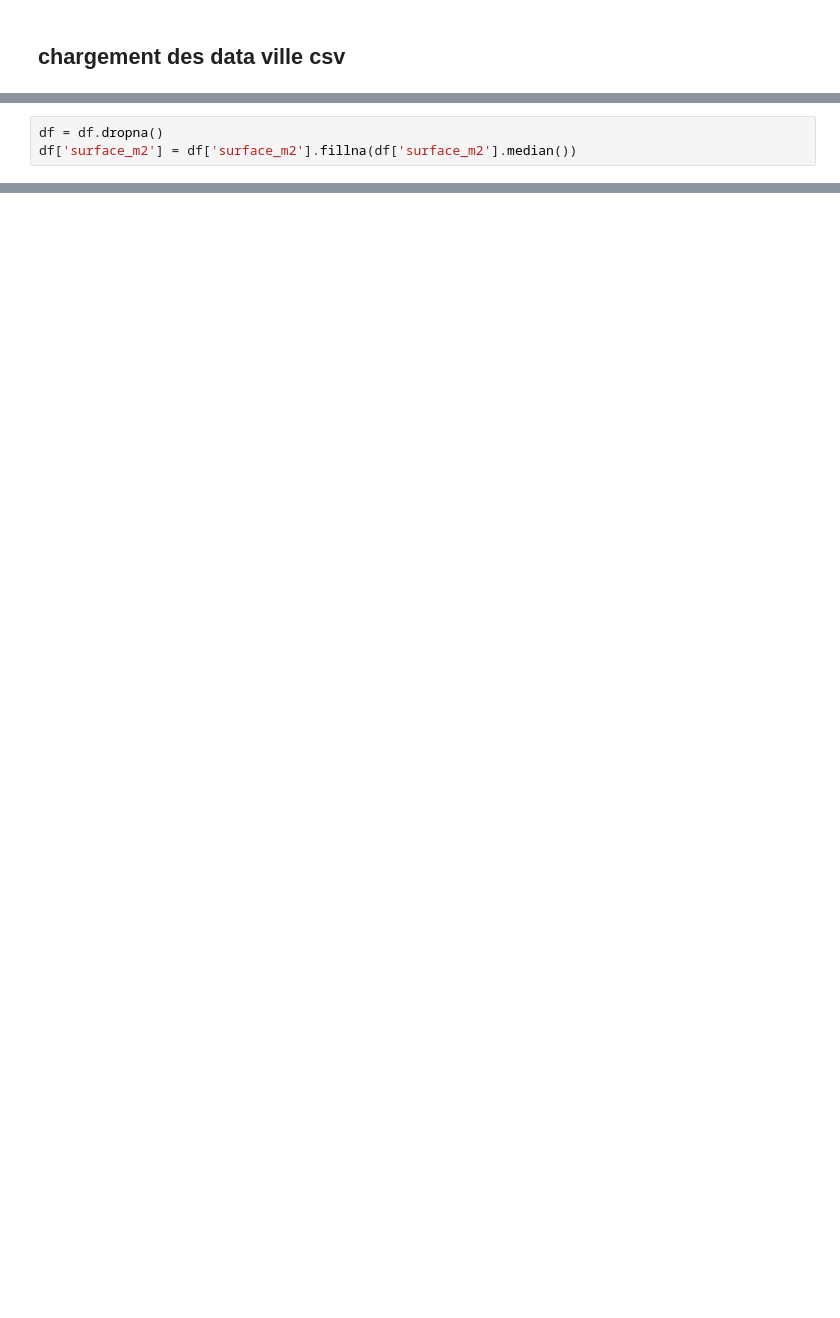
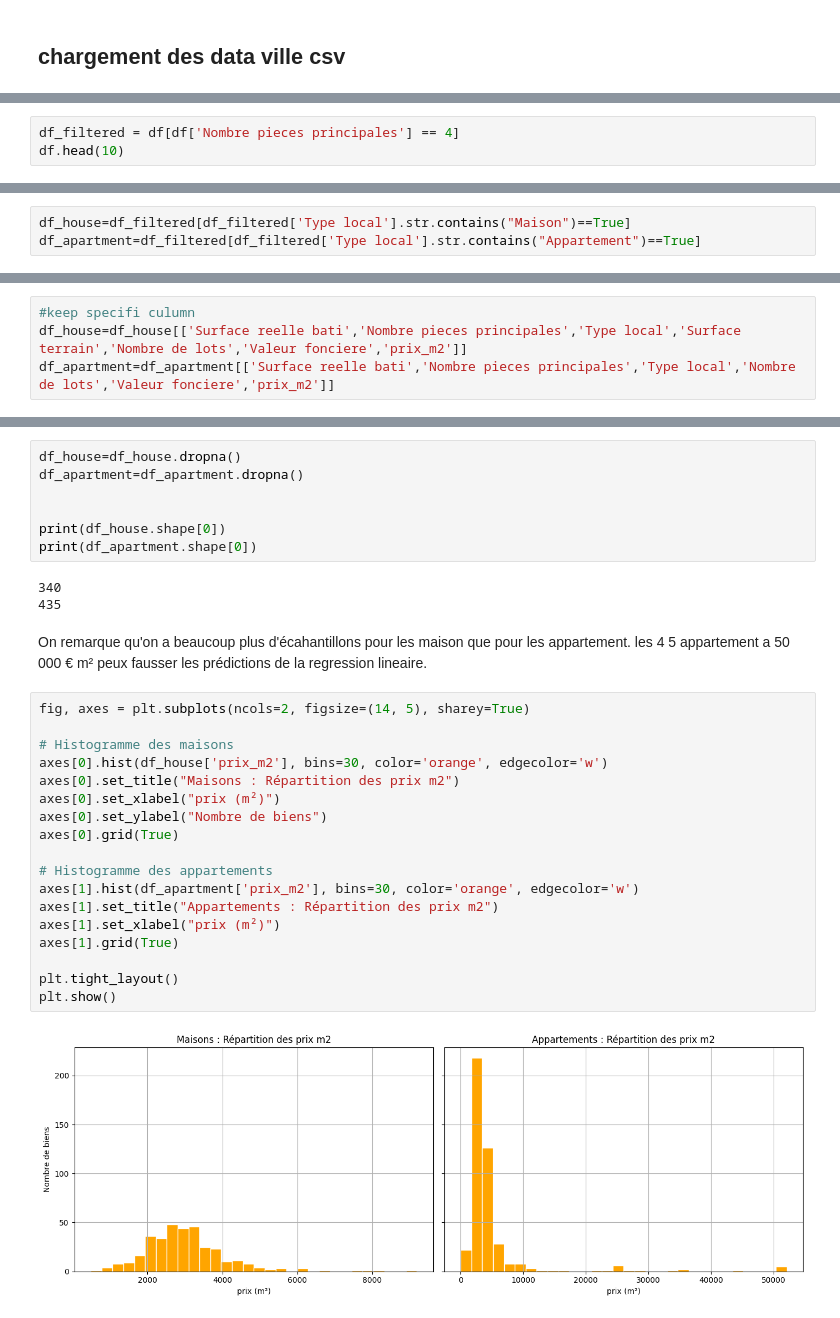
Before and after one commit to sayana-project/immoprice_api, a Jupyter notebook: notebooks/p1_lille.ipynb, the cells around one changed output, grey strips where cells are left out. Drawn from its saved outputs; the diff is of its cells as text; blank space fills up the shorter version.

```diff
--- a/notebooks/p1_lille.ipynb
+++ b/notebooks/p1_lille.ipynb
@@ -22,3 +32,3 @@ df.describe()
 # %%
-df = df.dropna()
-df['surface_m2'] = df['surface_m2'].fillna(df['surface_m2'].median())
+df_filtered = df[df['Nombre pieces principales'] == 4]
+df.head(10)
@@ -24,0 +83,3 @@ df['surface_m2'] = df['surface_m2'].fillna(df['surface_m2'].median())
+# %%
+df_house=df_filtered[df_filtered['Type local'].str.contains("Maison")==True]
+df_apartment=df_filtered[df_filtered['Type local'].str.contains("Appartement")==True]
@@ -24,0 +112,4 @@ df['surface_m2'] = df['surface_m2'].fillna(df['surface_m2'].median())
+# %%
+#keep specifi culumn
+df_house=df_house[['Surface reelle bati','Nombre pieces principales','Type local','Surface terrain','Nombre de lots','Valeur fonciere','prix_m2']]
+df_apartment=df_apartment[['Surface reelle bati','Nombre pieces principales','Type local','Nombre de lots','Valeur fonciere','prix_m2']]
@@ -24,0 +125,32 @@ df['surface_m2'] = df['surface_m2'].fillna(df['surface_m2'].median())
+# %%
+df_house=df_house.dropna()
+df_apartment=df_apartment.dropna()
+
+
+print(df_house.shape[0])
+print(df_apartment.shape[0])
+# %% [output]
+340
+435
+# %% [markdown]
+On remarque qu'on a beaucoup plus d'écahantillons pour les maison que pour les appartement. les 4 5 appartement a 50 000 € m² peux fausser les prédictions de la regression lineaire.
+# %%
+fig, axes = plt.subplots(ncols=2, figsize=(14, 5), sharey=True)
+
+# Histogramme des maisons
+axes[0].hist(df_house['prix_m2'], bins=30, color='orange', edgecolor='w')
+axes[0].set_title("Maisons : Répartition des prix m2")
+axes[0].set_xlabel("prix (m²)")
+axes[0].set_ylabel("Nombre de biens")
+axes[0].grid(True)
+
+# Histogramme des appartements
+axes[1].hist(df_apartment['prix_m2'], bins=30, color='orange', edgecolor='w')
+axes[1].set_title("Appartements : Répartition des prix m2")
+axes[1].set_xlabel("prix (m²)")
+axes[1].grid(True)
+
+plt.tight_layout()
+plt.show()
+# %% [output]
+[figure, added]
```
Also changed, not shown: parts of 49 cells of this notebook, 9 other files.
